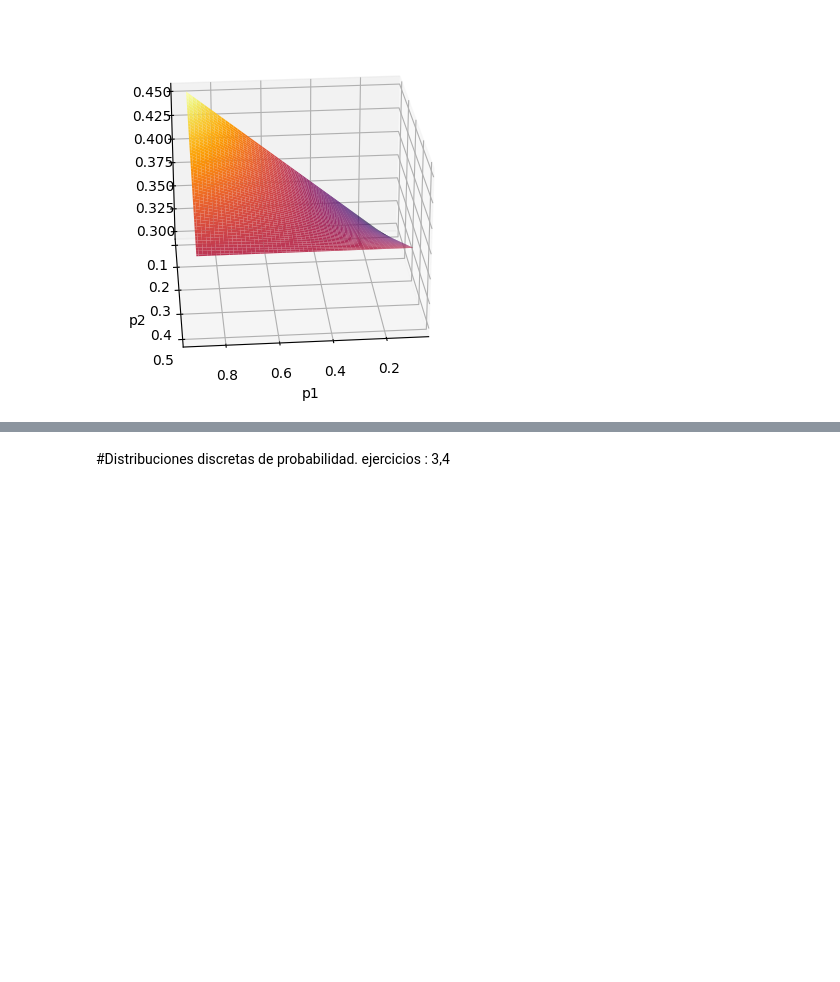
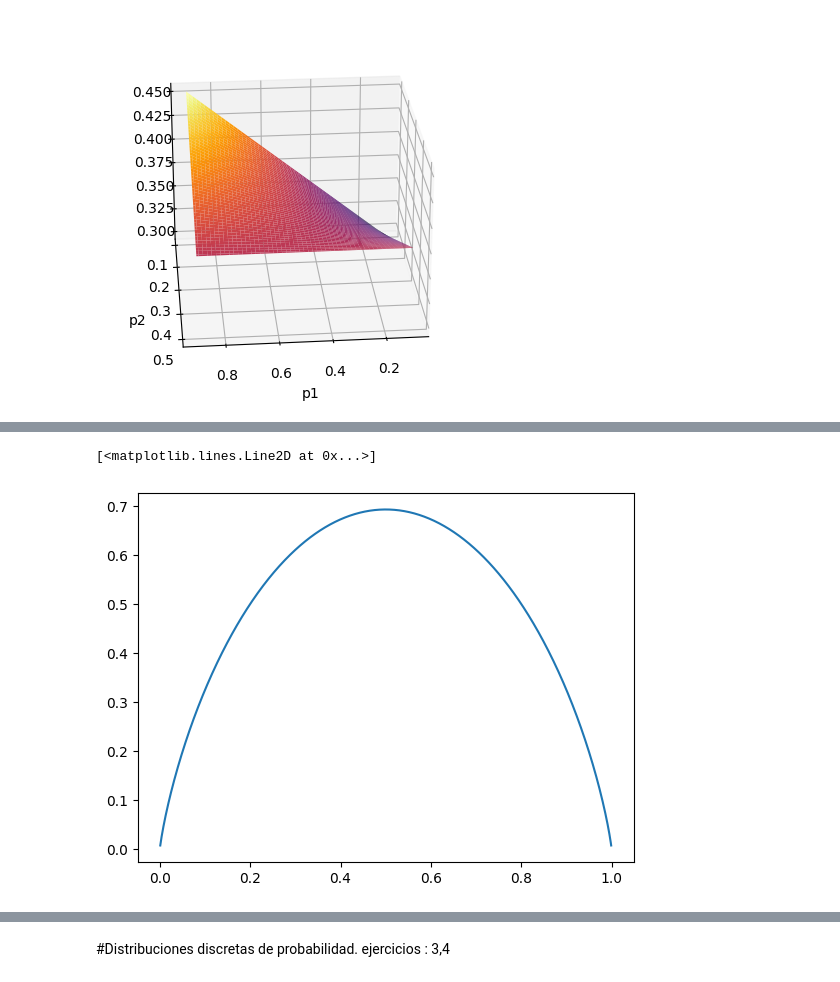
Before and after one commit to Sebaspm05/Metodos1_JuanSebastianPabon-KarenPolo, a Jupyter notebook: Taller 4/Metodos_Taller4.ipynb, the cells around one changed output, grey strips where cells are left out. Saved outputs shown, nothing was run; the diff lists cells and outputs as text; code cells hidden in the pictures; blank space fills up the shorter version.

```diff
--- a/Taller 4/Metodos_Taller4.ipynb
+++ b/Taller 4/Metodos_Taller4.ipynb
@@ -95,0 +199,11 @@ ax.view_init(elev=25, azim=85)
+# %%
+#d
+x= sym.Symbol('x',real=True)
+funcion = lambda x:  -(x*np.log(x) + (1-x)*np.log(1-x))
+X= np.linspace(1e-3,0.999,1000)
+y=funcion(X)
+
+plt.plot(X,y)
+# %% [output]
+[<matplotlib.lines.Line2D at 0x...>]
+[figure, added]
```
Also changed, not shown: parts of 15 cells of this notebook.
